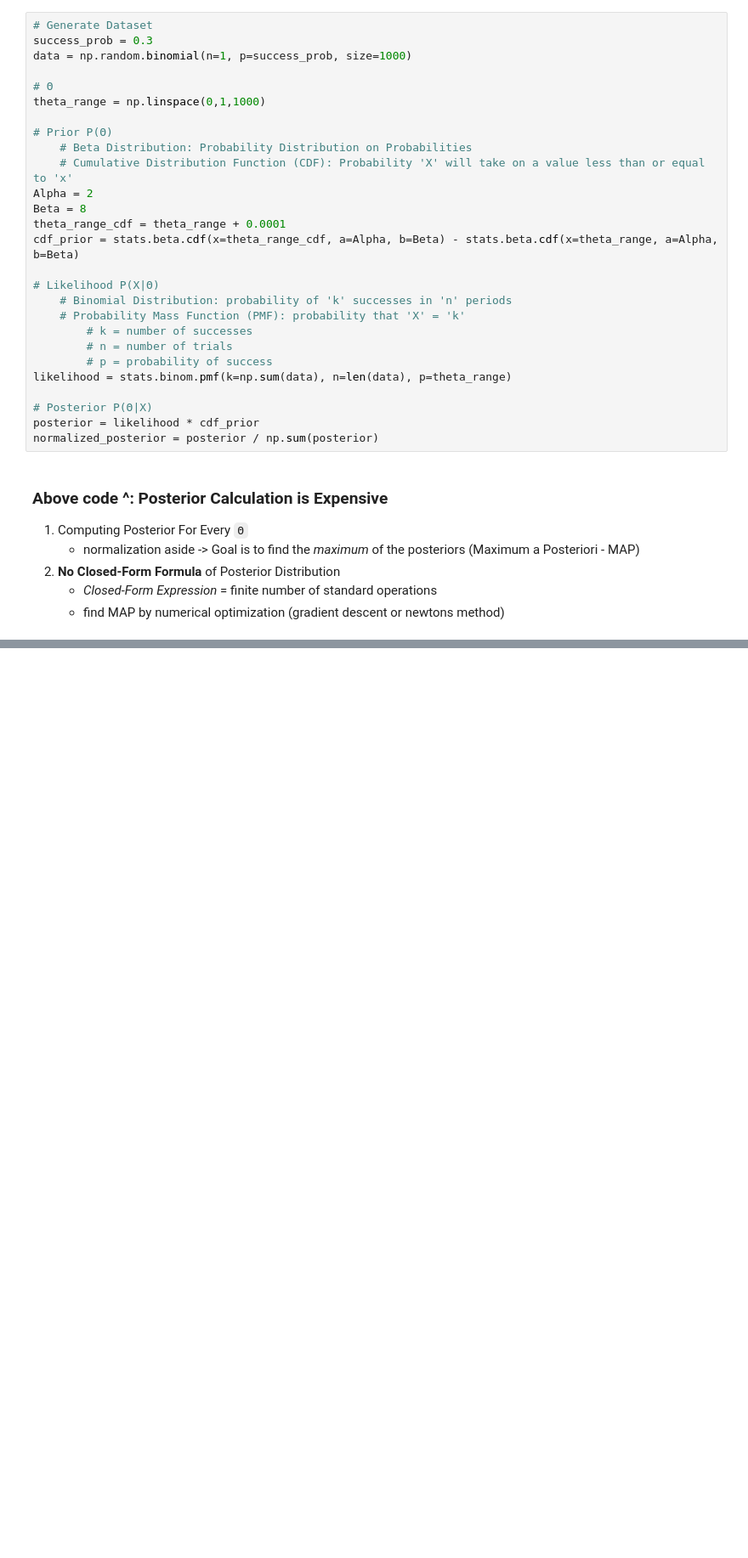
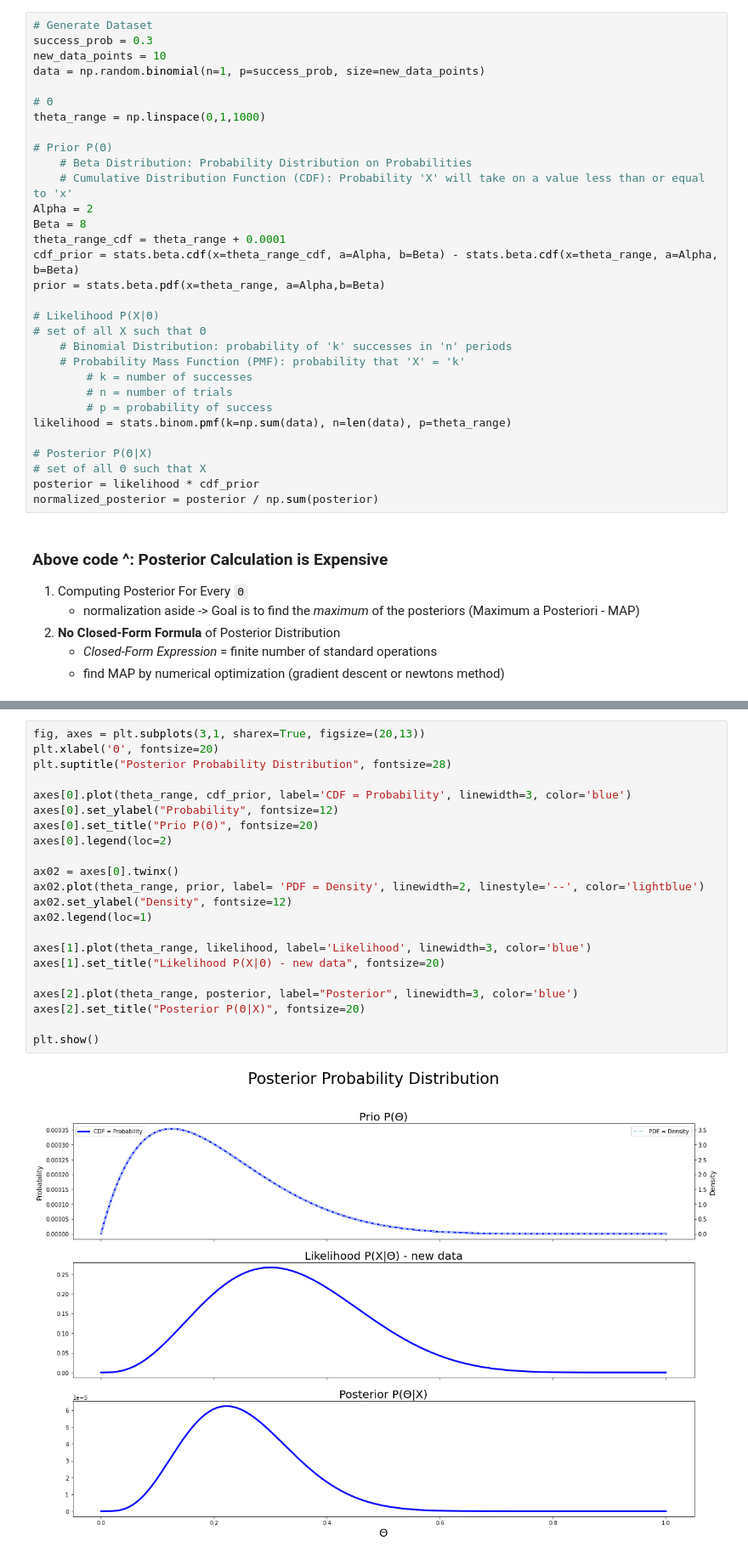
Before and after one commit to bridaniels/ML_Trading_2ndEd, a Jupyter notebook: P2_ML_trading_fundamentals/10_bayesian_ML/02_conjugate_prior.ipynb, the cells around one changed output, grey strips where cells are left out. Shown at 85% size. Drawn from its saved outputs; the diff is of its cells as text; blank space fills up the shorter version.

```diff
--- a/P2_ML_trading_fundamentals/10_bayesian_ML/02_conjugate_prior.ipynb
+++ b/P2_ML_trading_fundamentals/10_bayesian_ML/02_conjugate_prior.ipynb
@@ -33,7 +97,8 @@ Medium Article: [Conjugate Prior](https://towardsdatascience.com/conjugate-prior
 # %%
 # Generate Dataset
 success_prob = 0.3
-data = np.random.binomial(n=1, p=success_prob, size=1000)
+new_data_points = 10
+data = np.random.binomial(n=1, p=success_prob, size=new_data_points)
 
 # Θ
 theta_range = np.linspace(0,1,1000)
@@ -45,8 +110,10 @@ Alpha = 2
 Beta = 8
 theta_range_cdf = theta_range + 0.0001
 cdf_prior = stats.beta.cdf(x=theta_range_cdf, a=Alpha, b=Beta) - stats.beta.cdf(x=theta_range, a=Alpha, b=Beta)
+prior = stats.beta.pdf(x=theta_range, a=Alpha,b=Beta)
 
 # Likelihood P(X|Θ)
+# set of all X such that Θ
     # Binomial Distribution: probability of 'k' successes in 'n' periods
     # Probability Mass Function (PMF): probability that 'X' = 'k'
         # k = number of successes
@@ -55,6 +122,7 @@ cdf_prior = stats.beta.cdf(x=theta_range_cdf, a=Alpha, b=Beta) - stats.beta.cdf(
 likelihood = stats.binom.pmf(k=np.sum(data), n=len(data), p=theta_range)
 
 # Posterior P(Θ|X)
+# set of all Θ such that X
 posterior = likelihood * cdf_prior
 normalized_posterior = posterior / np.sum(posterior)
 # %% [markdown]
@@ -102,0 +135,24 @@ normalized_posterior = posterior / np.sum(posterior)
+# %%
+fig, axes = plt.subplots(3,1, sharex=True, figsize=(20,13))
+plt.xlabel('Θ', fontsize=20)
+plt.suptitle("Posterior Probability Distribution", fontsize=28)
+
+axes[0].plot(theta_range, cdf_prior, label='CDF = Probability', linewidth=3, color='blue')
+axes[0].set_ylabel("Probability", fontsize=12)
+axes[0].set_title("Prio P(Θ)", fontsize=20)
+axes[0].legend(loc=2)
+
+ax02 = axes[0].twinx()
+ax02.plot(theta_range, prior, label= 'PDF = Density', linewidth=2, linestyle='--', color='lightblue')
+ax02.set_ylabel("Density", fontsize=12)
+ax02.legend(loc=1)
+
+axes[1].plot(theta_range, likelihood, label='Likelihood', linewidth=3, color='blue')
+axes[1].set_title("Likelihood P(X|Θ) - new data", fontsize=20)
+
+axes[2].plot(theta_range, posterior, label="Posterior", linewidth=3, color='blue')
+axes[2].set_title("Posterior P(Θ|X)", fontsize=20)
+
+plt.show()
+# %% [output]
+[figure, added]
```
Also changed, not shown: parts of 9 cells of this notebook.
